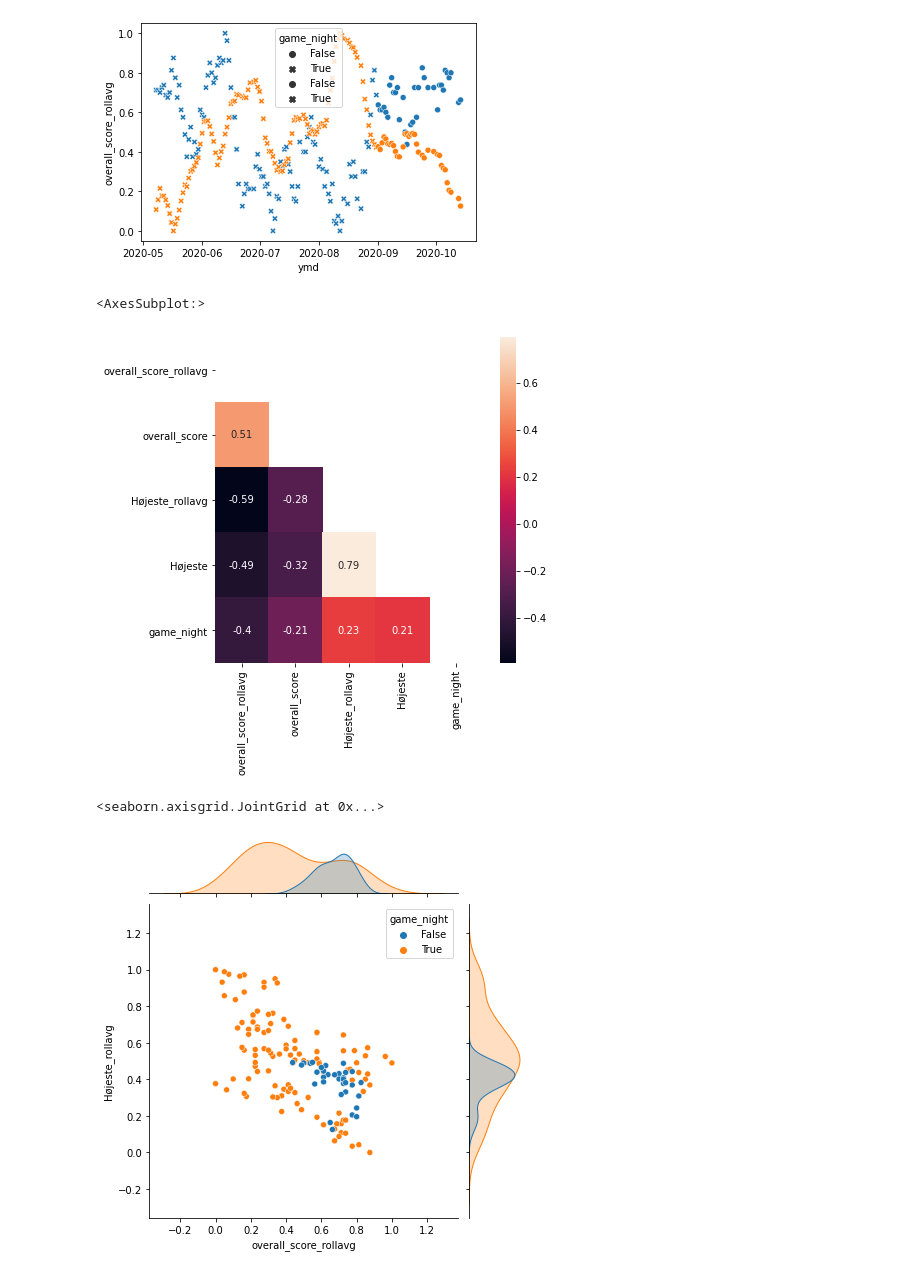
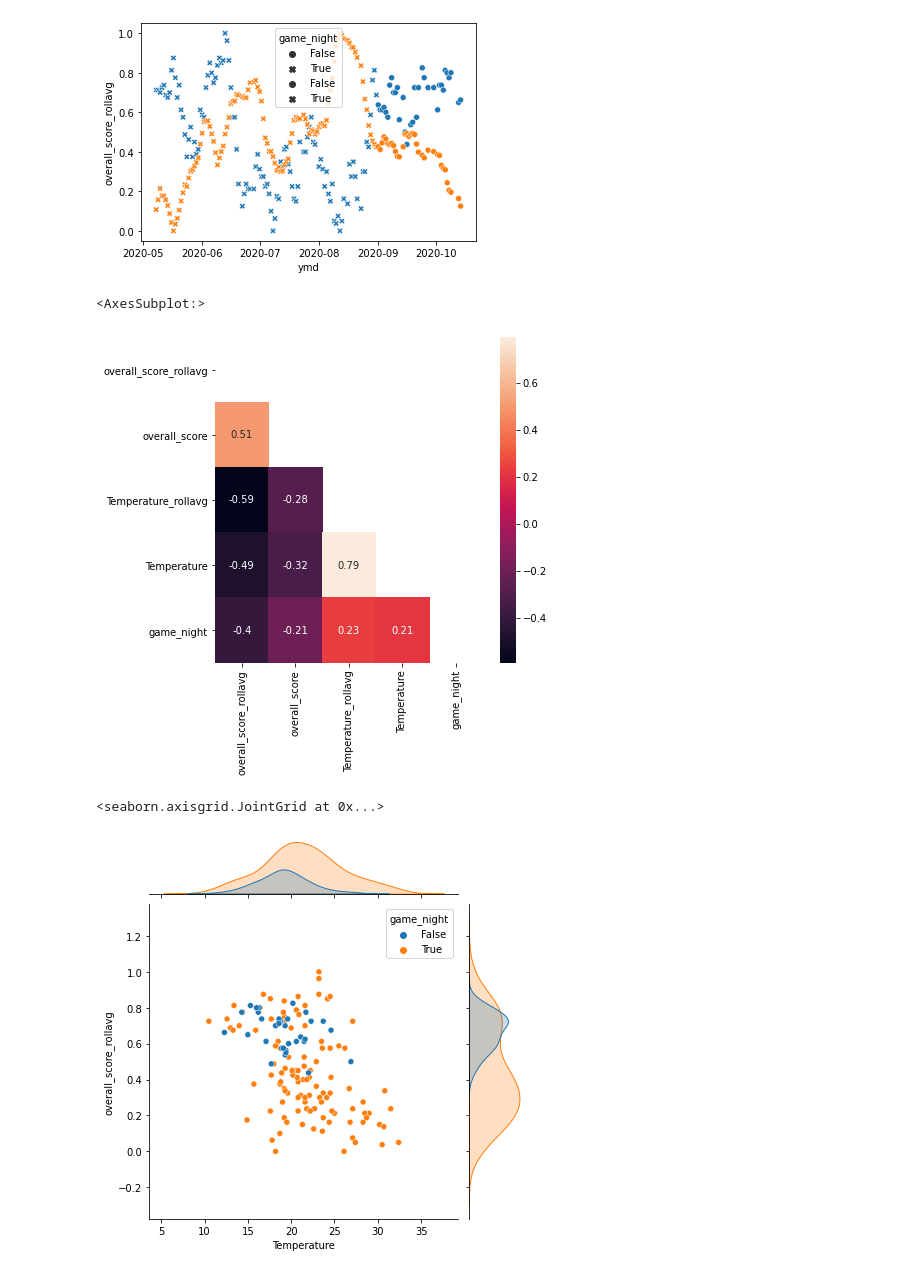
Before and after one commit to DresRumler/fitbit_project, a Jupyter notebook: EDA.ipynb, the cells around one changed output. Drawn from its saved outputs; the diff is of its cells as text; code cells hidden in the pictures.

```diff
--- a/EDA.ipynb
+++ b/EDA.ipynb
@@ -114,6 +96,8 @@ print(df_master.shape)
 (305, 5)
 (50, 11)
 (152, 24)
+# %%
+df_master.rename(columns={'Højeste': 'Temperature'}, inplace=True) # Rename 'Højeste'.
 # %% [markdown]
 ### 2: Explore
 # %%
@@ -124,7 +108,7 @@ df_using = df_master[['ymd',
            'restlessness',
 #            'Laveste',
 #            'Middel',
-           'Højeste',
+           'Temperature',
            'Calories Burned',
            'Steps',
            'Distance',
@@ -205,5 +165,5 @@ See the caveats in the documentation: https://pandas.pydata.org/pandas-docs/stab
 # %%
 # Try rolling average
-df_using['Højeste_rollavg'] = df_using['Højeste'].rolling(window=7).mean()
+df_using['Temperature_rollavg'] = df_using['Temperature'].rolling(window=7).mean()
 df_using['overall_score_rollavg'] = df_using['overall_score'].rolling(window=7).mean()
 df_using['restlessness_rollavg'] = df_using['restlessness'].rolling(window=7).mean()
@@ -258,7 +191,7 @@ sns.scatterplot(x='ymd', y='Højeste_rollavg', data=df_using, style='game_night'
 [figure]
 # %%
 # df_tmp = df_using.loc[df_using['game_night'] == False]
-df_tmp = df_using[['ymd','overall_score_rollavg', 'overall_score','Højeste_rollavg', 'Højeste', 'game_night']]
+df_tmp = df_using[['ymd','overall_score_rollavg', 'overall_score','Temperature_rollavg', 'Temperature', 'game_night']]
 
 
 fig, ax = plt.subplots(figsize=(6,6))
@@ -268,9 +201,9 @@ mask[np.triu_indices_from(mask)] = True
 sns.heatmap(df_tmp.corr(),annot=True, mask=mask)
 # %% [output]
 <AxesSubplot:>
-[figure, old version]
+[figure, new version]
 # %%
-sns.jointplot(x='overall_score_rollavg', y='Højeste_rollavg', data=df_using, hue="game_night")
+sns.jointplot(x='Temperature', y='overall_score_rollavg', data=df_using, hue="game_night")
 # %% [output]
 <seaborn.axisgrid.JointGrid at 0x...>
-[figure, old version]
+[figure, new version]
```
Also changed, not shown: parts of 25 cells of this notebook.
